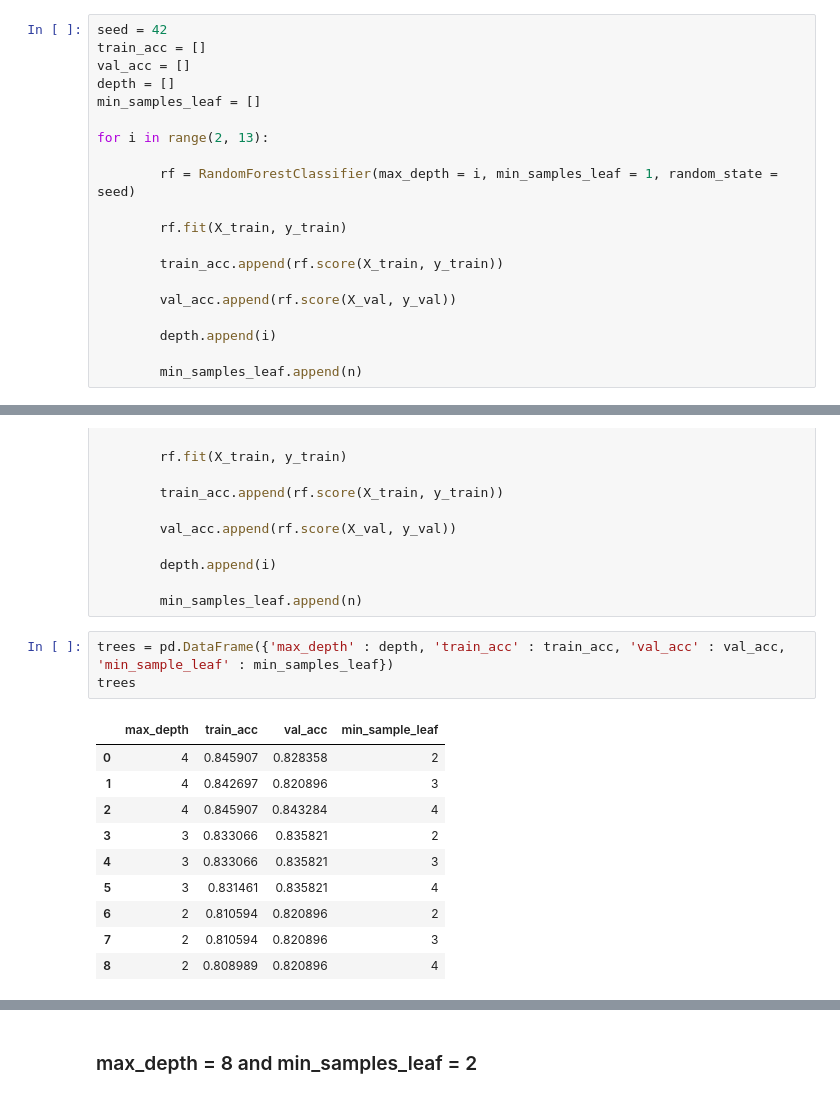
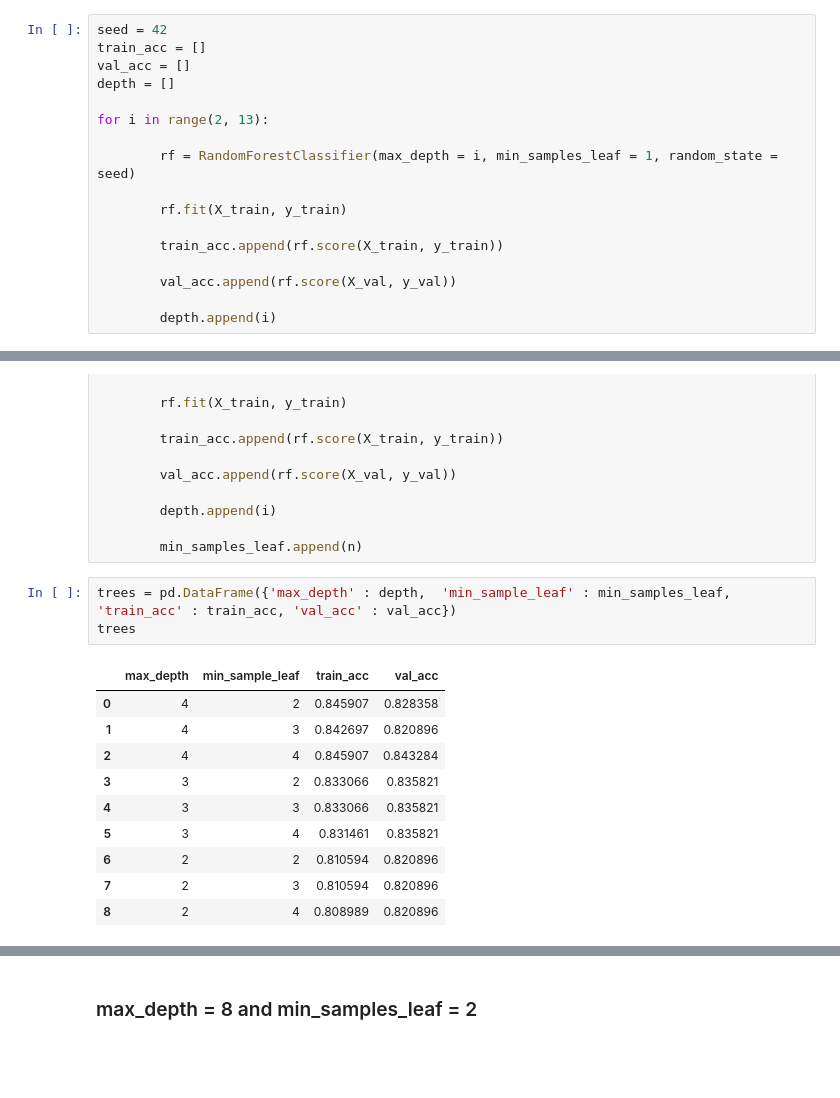
Before and after one commit to TheodoreQuansah/classification_exercises, a Jupyter notebook: random_forests.ipynb, the cells around one changed output, grey strips where cells are left out. Saved outputs shown, nothing was run; the diff lists cells and outputs as text; blank space fills up the shorter version.

```diff
--- a/random_forests.ipynb
+++ b/random_forests.ipynb
@@ -130,7 +130,6 @@ seed = 42
 train_acc = []
 val_acc = []
 depth = []
-min_samples_leaf = []
 
 for i in range(2, 13):
 
@@ -143,6 +142,4 @@ for i in range(2, 13):
         val_acc.append(rf.score(X_val, y_val))
 
         depth.append(i)
-
-        min_samples_leaf.append(n)
 # %%
@@ -326,19 +323,19 @@ for i in (reversed(range(2, 5))):
 
         min_samples_leaf.append(n)
 # %%
-trees = pd.DataFrame({'max_depth' : depth, 'train_acc' : train_acc, 'val_acc' : val_acc, 'min_sample_leaf' : min_samples_leaf})
+trees = pd.DataFrame({'max_depth' : depth,  'min_sample_leaf' : min_samples_leaf, 'train_acc' : train_acc, 'val_acc' : val_acc})
 trees
 # %% [output]
-|  | max_depth | train_acc | val_acc | min_sample_leaf |
-| 0 | 4 | 0.845907 | 0.828358 | 2 |
-| 1 | 4 | 0.842697 | 0.820896 | 3 |
-| 2 | 4 | 0.845907 | 0.843284 | 4 |
-| 3 | 3 | 0.833066 | 0.835821 | 2 |
-| 4 | 3 | 0.833066 | 0.835821 | 3 |
-| 5 | 3 | 0.831461 | 0.835821 | 4 |
-| 6 | 2 | 0.810594 | 0.820896 | 2 |
-| 7 | 2 | 0.810594 | 0.820896 | 3 |
-| 8 | 2 | 0.808989 | 0.820896 | 4 |
+|  | max_depth | min_sample_leaf | train_acc | val_acc |
+| 0 | 4 | 2 | 0.845907 | 0.828358 |
+| 1 | 4 | 3 | 0.842697 | 0.820896 |
+| 2 | 4 | 4 | 0.845907 | 0.843284 |
+| 3 | 3 | 2 | 0.833066 | 0.835821 |
+| 4 | 3 | 3 | 0.833066 | 0.835821 |
+| 5 | 3 | 4 | 0.831461 | 0.835821 |
+| 6 | 2 | 2 | 0.810594 | 0.820896 |
+| 7 | 2 | 3 | 0.810594 | 0.820896 |
+| 8 | 2 | 4 | 0.808989 | 0.820896 |
 # %%
 plt.plot(trees.max_depth, trees.train_acc, label = 'Train')
 plt.plot(trees.max_depth, trees.val_acc, label = 'Validate')
```
Also changed, not shown: parts of 29 cells of this notebook.
